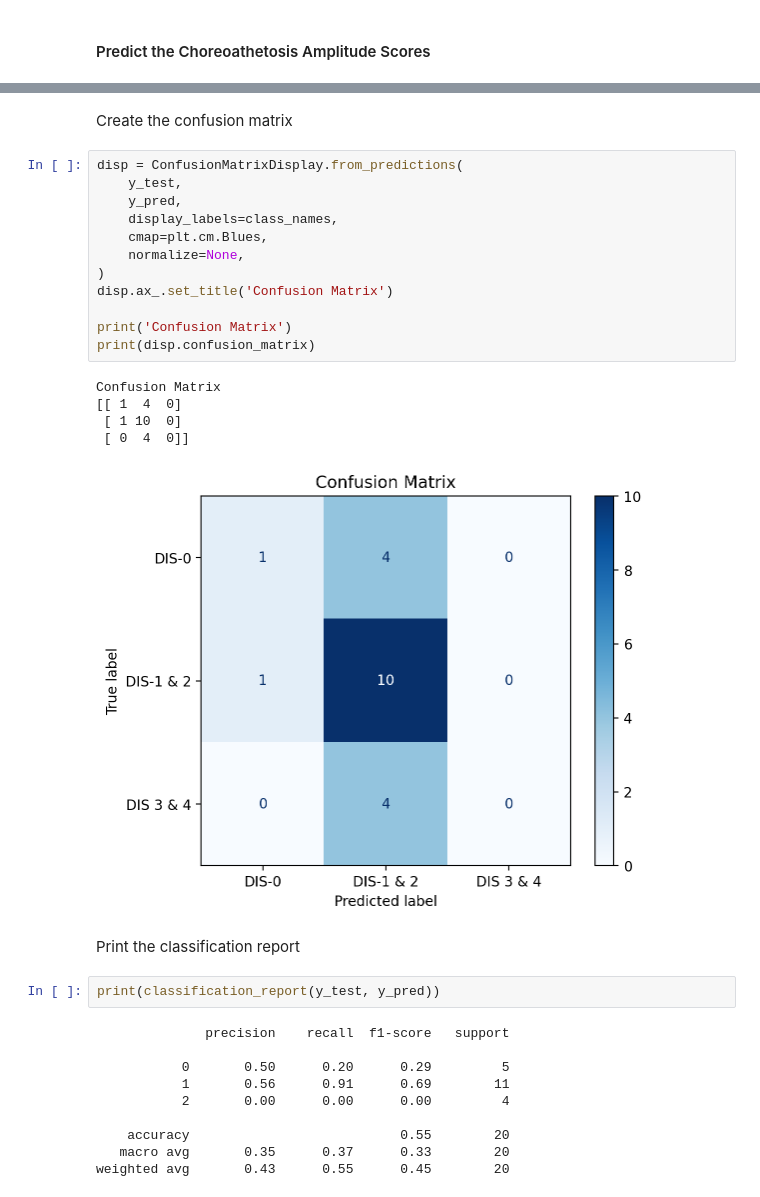
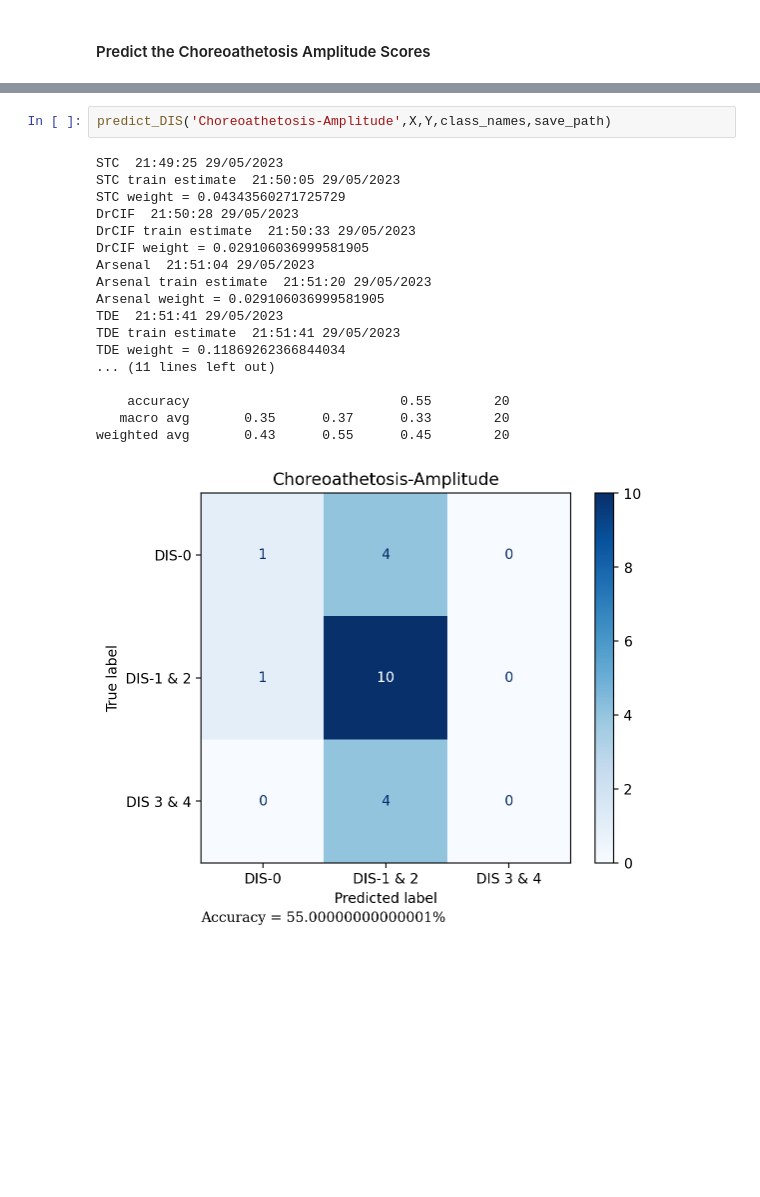
Before and after one commit to zachary-roth/AVI-DYS, a Jupyter notebook: time-series-classification.ipynb, the cells around one changed output, grey strips where cells are left out. Saved outputs shown, nothing was run; the diff lists cells and outputs as text; blank space fills up the shorter version.

```diff
--- a/time-series-classification.ipynb
+++ b/time-series-classification.ipynb
@@ -384,34 +273,21 @@ TDE weight = 0.11869262366844034
-# %% [markdown]
-Create the confusion matrix
-# %%
-disp = ConfusionMatrixDisplay.from_predictions(
-    y_test,
-    y_pred,
-    display_labels=class_names,
-    cmap=plt.cm.Blues,
-    normalize=None,
-)
-disp.ax_.set_title('Confusion Matrix')
-
-print('Confusion Matrix')
-print(disp.confusion_matrix)
-# %% [output]
-Confusion Matrix
-[[ 1  4  0]
- [ 1 10  0]
- [ 0  4  0]]
-[figure, removed]
-# %% [markdown]
-Print the classification report
-# %%
-print(classification_report(y_test, y_pred))
-# %% [output]
-              precision    recall  f1-score   support
-
-           0       0.50      0.20      0.29         5
-           1       0.56      0.91      0.69        11
-           2       0.00      0.00      0.00         4
-
-    accuracy                           0.55        20
-   macro avg       0.35      0.37      0.33        20
-weighted avg       0.43      0.55      0.45        20
+# %%
+predict_DIS('Choreoathetosis-Amplitude',X,Y,class_names,save_path)
+# %% [output]
+STC  21:49:25 29/05/2023
+STC train estimate  21:50:05 29/05/2023
+STC weight = 0.04343560271725729
+DrCIF  21:50:28 29/05/2023
+DrCIF train estimate  21:50:33 29/05/2023
+DrCIF weight = 0.029106036999581905
+Arsenal  21:51:04 29/05/2023
+Arsenal train estimate  21:51:20 29/05/2023
+Arsenal weight = 0.029106036999581905
+TDE  21:51:41 29/05/2023
+TDE train estimate  21:51:41 29/05/2023
+TDE weight = 0.11869262366844034
+... (11 lines left out)
+
+    accuracy                           0.55        20
+   macro avg       0.35      0.37      0.33        20
+weighted avg       0.43      0.55      0.45        20
+[figure, added]
```
Also changed, not shown: parts of 25 cells of this notebook.
